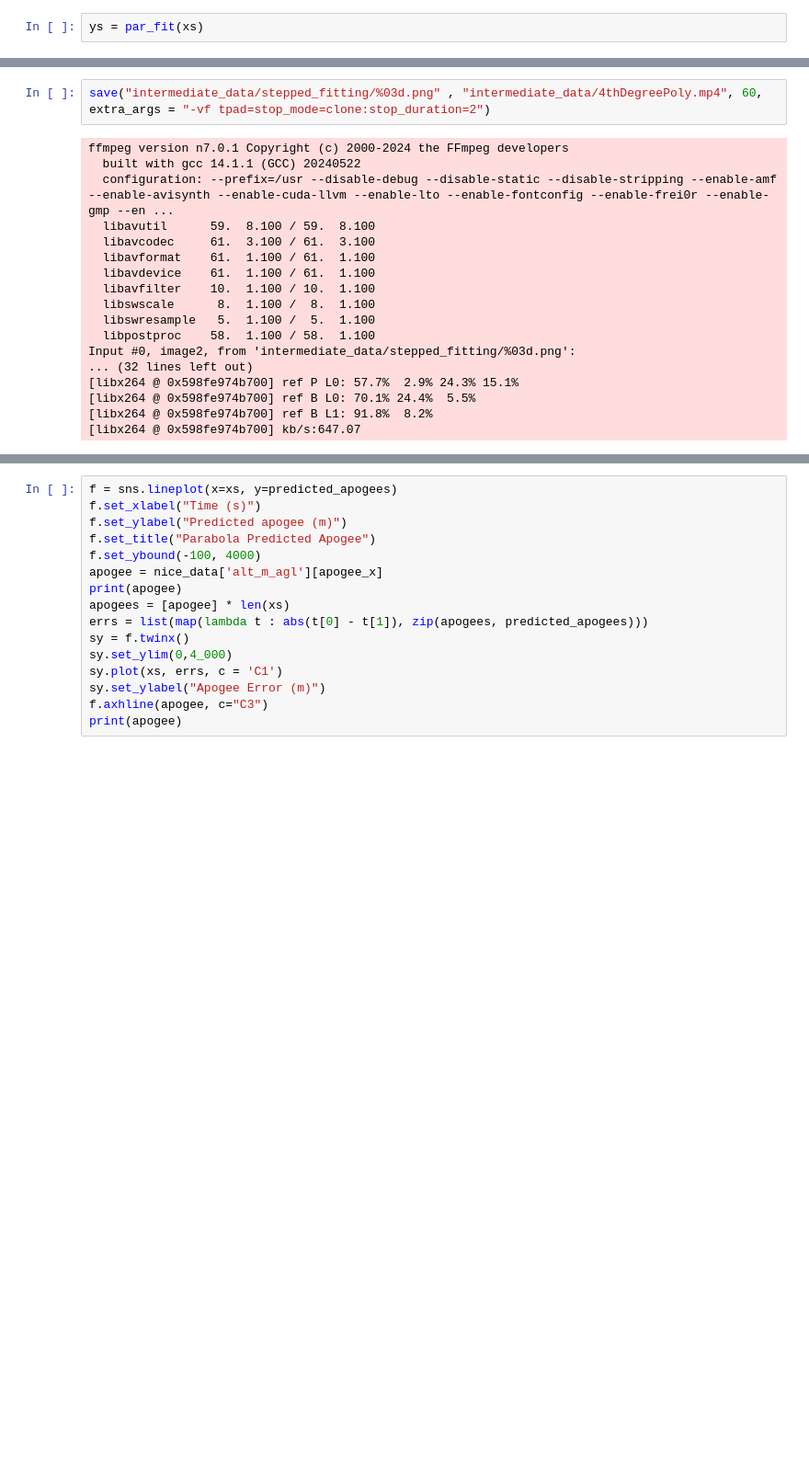
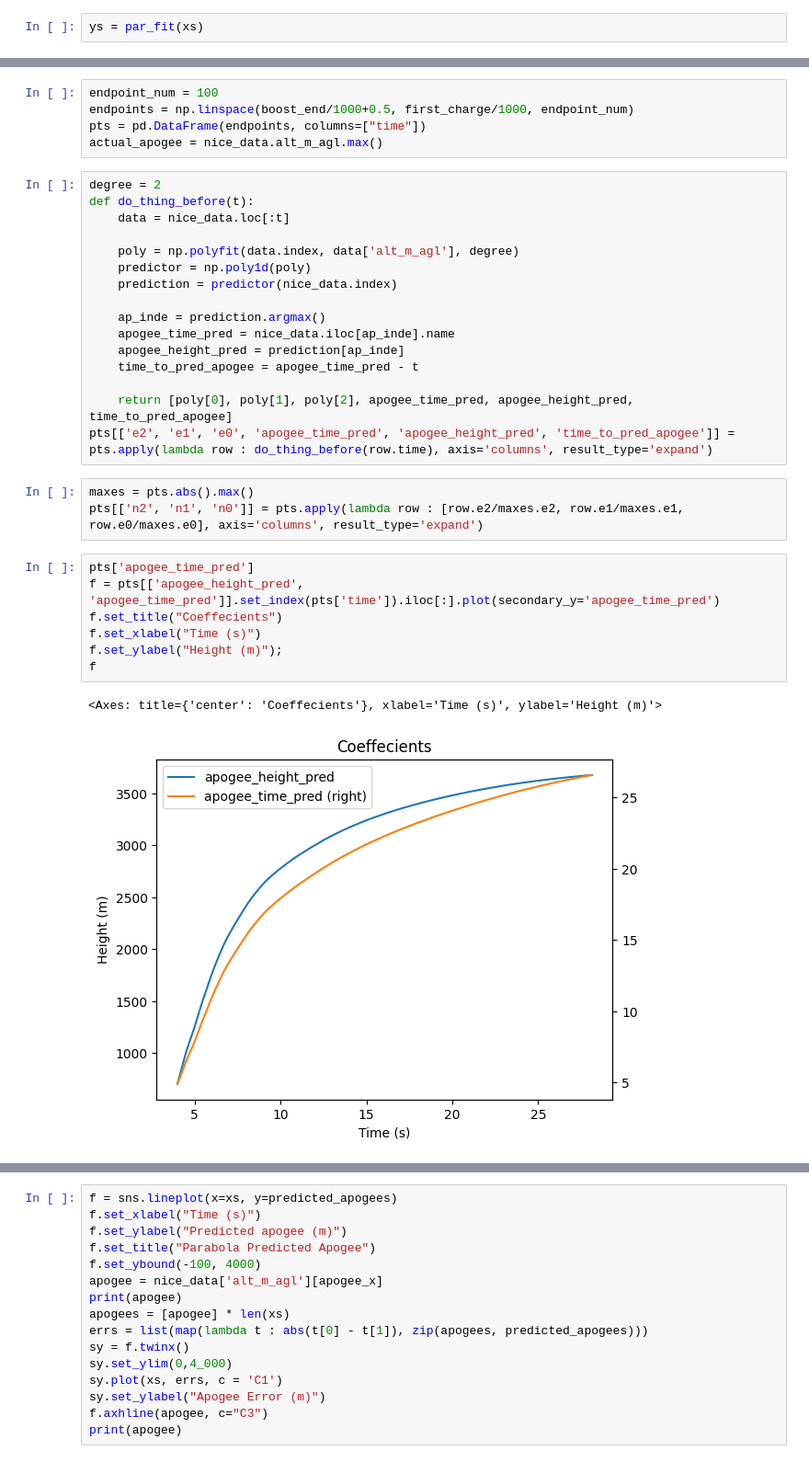
Before and after one commit to cowsed/DeploymentMod, a Jupyter notebook: Experiments/Fitting.ipynb, the cells around one changed output, grey strips where cells are left out. Shown at 92% size. Saved outputs shown, nothing was run; the diff lists cells and outputs as text; blank space fills up the shorter version.

```diff
--- a/Experiments/Fitting.ipynb
+++ b/Experiments/Fitting.ipynb
@@ -106,20 +110,34 @@ endpoints = np.linspace(boost_end/1000+0.1, first_charge/1000, endpoint_num)
-# %%
-save("intermediate_data/stepped_fitting/%03d.png" , "intermediate_data/4thDegreePoly.mp4", 60, extra_args = "-vf tpad=stop_mode=clone:stop_duration=2")
-# %% [output]
-ffmpeg version n7.0.1 Copyright (c) 2000-2024 the FFmpeg developers
-  built with gcc 14.1.1 (GCC) 20240522
-  configuration: --prefix=/usr --disable-debug --disable-static --disable-stripping --enable-amf --enable-avisynth --enable-cuda-llvm --enable-lto --enable-fontconfig --enable-frei0r --enable-gmp --en ...
-  libavutil      59.  8.100 / 59.  8.100
-  libavcodec     61.  3.100 / 61.  3.100
-  libavformat    61.  1.100 / 61.  1.100
-  libavdevice    61.  1.100 / 61.  1.100
-  libavfilter    10.  1.100 / 10.  1.100
-  libswscale      8.  1.100 /  8.  1.100
-  libswresample   5.  1.100 /  5.  1.100
-  libpostproc    58.  1.100 / 58.  1.100
-Input #0, image2, from 'intermediate_data/stepped_fitting/%03d.png':
-... (32 lines left out)
-[libx264 @ 0x598fe974b700] ref P L0: 57.7%  2.9% 24.3% 15.1%
-[libx264 @ 0x598fe974b700] ref B L0: 70.1% 24.4%  5.5%
-[libx264 @ 0x598fe974b700] ref B L1: 91.8%  8.2%
-[libx264 @ 0x598fe974b700] kb/s:647.07
+# %%
+endpoint_num = 100
+endpoints = np.linspace(boost_end/1000+0.5, first_charge/1000, endpoint_num)
+pts = pd.DataFrame(endpoints, columns=["time"])
+actual_apogee = nice_data.alt_m_agl.max()
+# %%
+degree = 2
+def do_thing_before(t):
+    data = nice_data.loc[:t]
+
+    poly = np.polyfit(data.index, data['alt_m_agl'], degree)
+    predictor = np.poly1d(poly)
+    prediction = predictor(nice_data.index)
+
+    ap_inde = prediction.argmax()
+    apogee_time_pred = nice_data.iloc[ap_inde].name
+    apogee_height_pred = prediction[ap_inde]
+    time_to_pred_apogee = apogee_time_pred - t
+
+    return [poly[0], poly[1], poly[2], apogee_time_pred, apogee_height_pred, time_to_pred_apogee]
+pts[['e2', 'e1', 'e0', 'apogee_time_pred', 'apogee_height_pred', 'time_to_pred_apogee']] = pts.apply(lambda row : do_thing_before(row.time), axis='columns', result_type='expand')
+# %%
+maxes = pts.abs().max()
+pts[['n2', 'n1', 'n0']] = pts.apply(lambda row : [row.e2/maxes.e2, row.e1/maxes.e1, row.e0/maxes.e0], axis='columns', result_type='expand')
+# %%
+pts['apogee_time_pred']
+f = pts[['apogee_height_pred', 'apogee_time_pred']].set_index(pts['time']).iloc[:].plot(secondary_y='apogee_time_pred')
+f.set_title("Coeffecients")
+f.set_xlabel("Time (s)")
+f.set_ylabel("Height (m)");
+f
+# %% [output]
+<Axes: title={'center': 'Coeffecients'}, xlabel='Time (s)', ylabel='Height (m)'>
+[figure, added]
```
Also changed, not shown: parts of 36 cells of this notebook, 5 other files.
